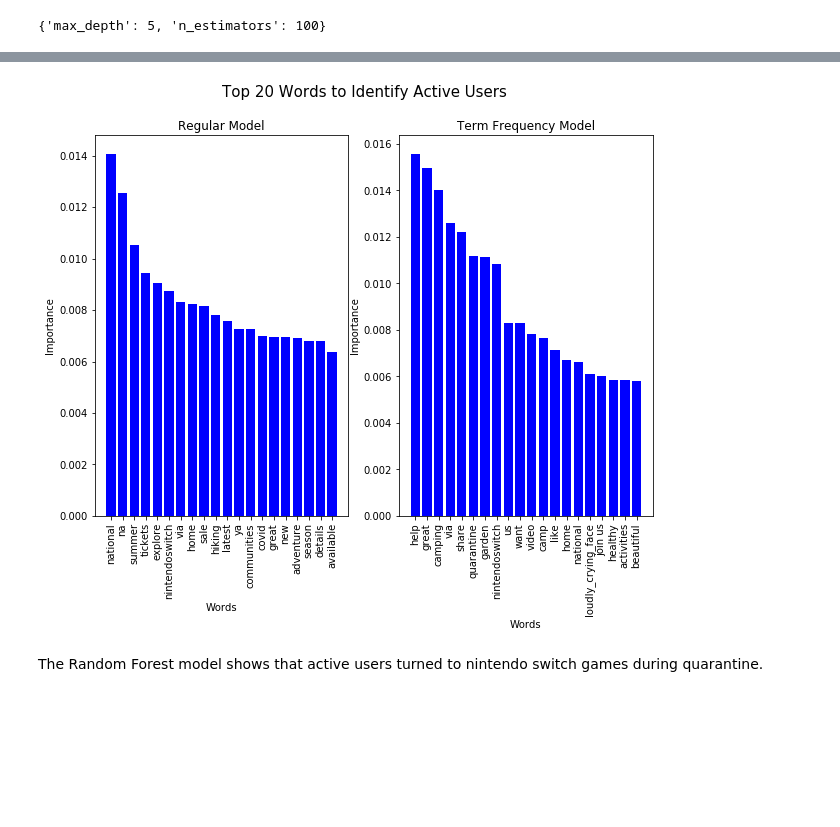
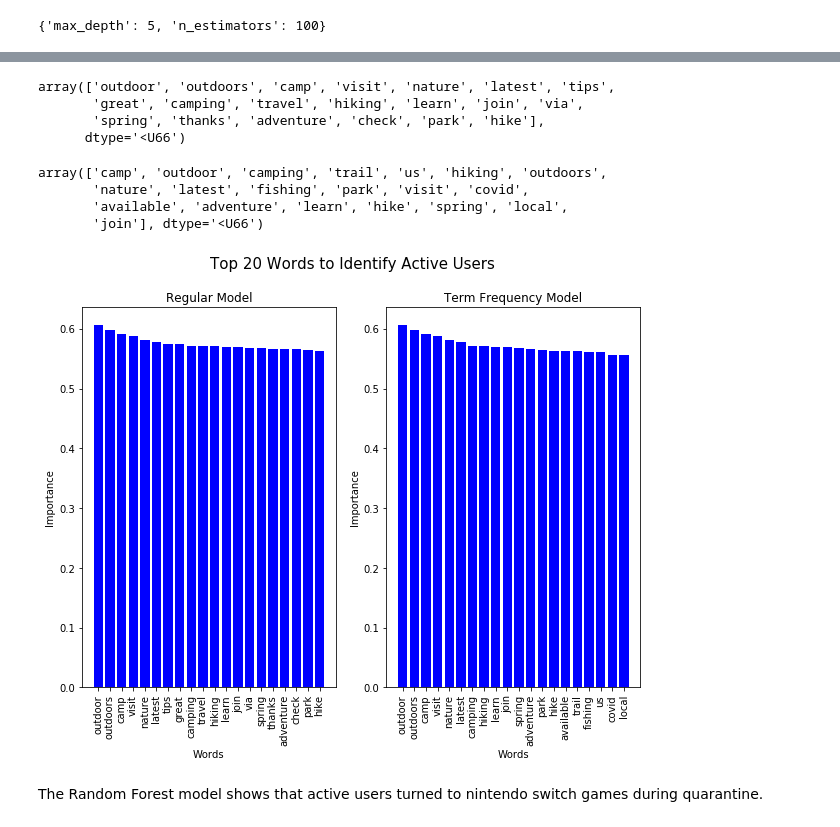
Before and after one commit to a-kantur/Springboard, a Jupyter notebook: Capstone Project 2/3.3. ML - Predicting User Type.ipynb, the cells around one changed output, grey strips where cells are left out. Drawn from its saved outputs; the diff is of its cells as text; code cells hidden in the pictures; blank space fills up the shorter version.

```diff
--- a/Capstone Project 2/3.3. ML - Predicting User Type.ipynb
+++ b/Capstone Project 2/3.3. ML - Predicting User Type.ipynb
@@ -281,37 +311,63 @@ rf_cv_tfidf.best_score_
 #regular model feature importances
 rf_optimal = RandomForestClassifier(n_estimators= 100, max_depth = 5)
 rf_optimal=rf_optimal.fit(X_count, y_words)
-feature_names = count_vect.get_feature_names()
+feature_names = np.array(count_vect.get_feature_names())
 
 # model with Term Frequency feature importances
 rftdidf_optimal = RandomForestClassifier(n_estimators=100 , max_depth = 5)
 rftdidf_optimal = rftdidf_optimal.fit(X_tfidf, y_words)
-feature_names_tdidf = tfidf_vect.get_feature_names()
+feature_names_tfidf = np.array(tfidf_vect.get_feature_names())
+# %%
+# regular model
+x = np.eye(Xtest_count.shape[1])
+probs = rf_optimal.predict_proba(x)[:, 0]
+ind = np.argsort(probs)
+active_words = feature_names[ind[-20:]][::-1]
+active_prob = probs[ind[-20:]][::-1]
+active_words
+# %% [output]
+array(['outdoor', 'outdoors', 'camp', 'visit', 'nature', 'latest', 'tips',
+       'great', 'camping', 'travel', 'hiking', 'learn', 'join', 'via',
+       'spring', 'thanks', 'adventure', 'check', 'park', 'hike'],
+      dtype='<U66')
+# %%
+# tfidf model
+x_tfidf = np.eye(Xtest_tfidf.shape[1])
+probs_tfidf = rf_optimal.predict_proba(x_tfidf)[:, 0]
+ind = np.argsort(probs_tfidf)
+active_words_tfidf = feature_names_tfidf[ind[-20:]][::-1]
+active_prob_tfidf = probs[ind[-20:]][::-1]
+active_words_tfidf
+# %% [output]
+array(['camp', 'outdoor', 'camping', 'trail', 'us', 'hiking', 'outdoors',
+       'nature', 'latest', 'fishing', 'park', 'visit', 'covid',
+       'available', 'adventure', 'learn', 'hike', 'spring', 'local',
+       'join'], dtype='<U66')
 # %%
 # plot top words
 _ = plt.figure(figsize=(10,7))
 _ = plt.suptitle('Top 20 Words to Identify Active Users', fontsize=15)
 
 _ = plt.subplot(1,2,1)
-for i in sorted(zip(rf_optimal.feature_importances_,feature_names), reverse=True)[:20]:
+for i in sorted(zip(active_prob,active_words), reverse=True)[:20]:
     _ = plt.bar(i[1],i[0], color='blue')
     _ = plt.title('Regular Model')
     _ = plt.xlabel('Words')
     _ = plt.xticks(rotation=90)
     _ = plt.ylabel('Importance')
     #_ = plt.tight_layout(pad=2)
 
 _ = plt.subplot(1,2,2)
-for i in sorted(zip(rftdidf_optimal.feature_importances_, feature_names_tdidf), reverse=True)[:20]:
+for i in sorted(zip(active_prob_tfidf,active_words_tfidf), reverse=True)[:20]:
     _ = plt.bar(i[1],i[0], color='blue')
     _ = plt.title('Term Frequency Model')
     _ = plt.xlabel('Words')
     _ = plt.xticks(rotation=90)
     _ = plt.ylabel('Importance')
 
 _ = plt.subplots_adjust(wspace = 0.2, hspace = 0.2)
 _ = plt.savefig(fname='RF-Top Words')
 # %% [output]
-[figure, old version]
+[figure, new version]
 # %% [markdown]
 The Random Forest model shows that active users turned to nintendo switch games during quarantine.
```
Also changed, not shown: parts of 7 cells of this notebook, 3 other files.
